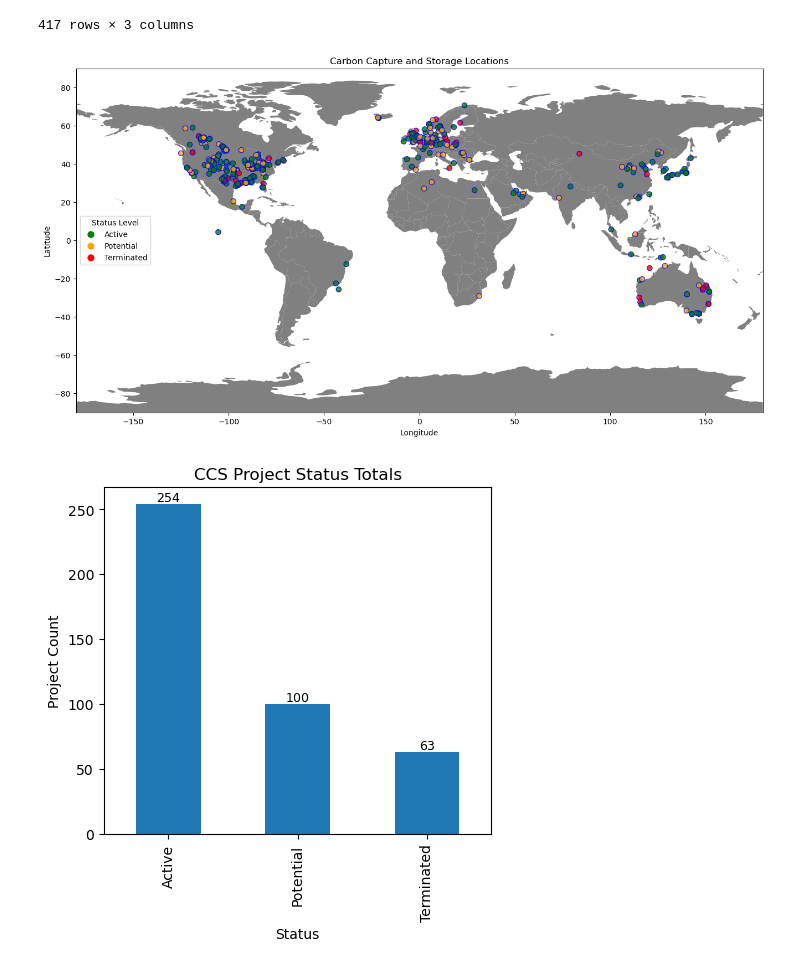
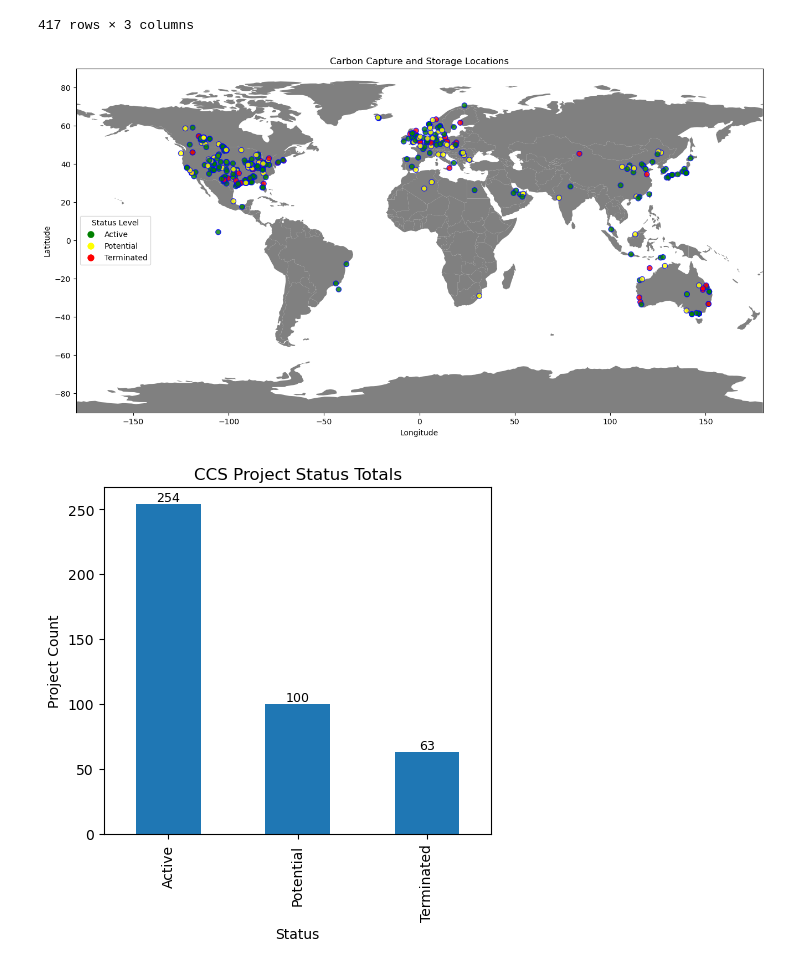
Before and after one commit to LardexTheLarge/AI-Project-1, a Jupyter notebook: CCS map Cleaning.ipynb, the cells around one changed output. Drawn from its saved outputs; the diff is of its cells as text; code cells hidden in the pictures.

```diff
--- a/CCS map Cleaning.ipynb
+++ b/CCS map Cleaning.ipynb
@@ -101,35 +101,35 @@ WorldMap.plot(color="grey", ax=ax)
 x = locationStatus['Longitude']
 y = locationStatus['Latitude']
 status = locationStatus["Overall Status"]
 
 # Define custom colors for each status category
 custom_colors = {
     'Active': 'green',
-    'Potential': 'orange',
+    'Potential': 'yellow',
     'Terminated': 'red'
 }
 
 # Map the status to colors for each point
 point_colors = status.map(custom_colors)
 
 # Use a scatter plot to plot the variables and show where the locations are, with color-coded points
 scatter = plt.scatter(x, y, c=point_colors, alpha=0.8, edgecolors="b", s=45)
 
 # Add limits to the plot
 plt.xlim([-180, 180])
 plt.ylim([-90, 90])
 
 # Add a legend for the status level
 legend_labels = [plt.Line2D([0], [0], marker='o', color='w', markerfacecolor=color, markersize=10, label=status) for status, color in custom_colors.items()]
 plt.legend(handles=legend_labels, title='Status Level', loc='center left')
 
 # Add title and labels
 plt.title("Carbon Capture and Storage Locations")
 plt.xlabel("Longitude")
 plt.ylabel("Latitude")
 plt.show()
 # %% [output]
-[figure, old version]
+[figure, new version]
 # %%
 #Create a series for Overall status using value count and plot the series
 totalStatus2 = locationStatus["Overall Status"].value_counts()
```
